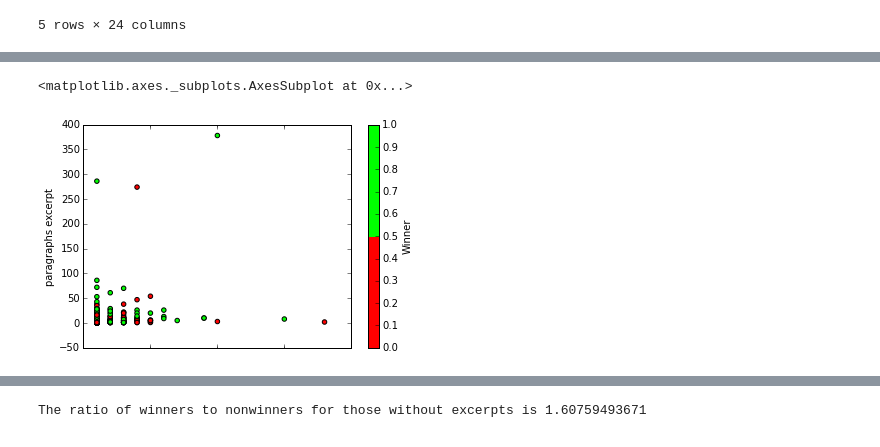
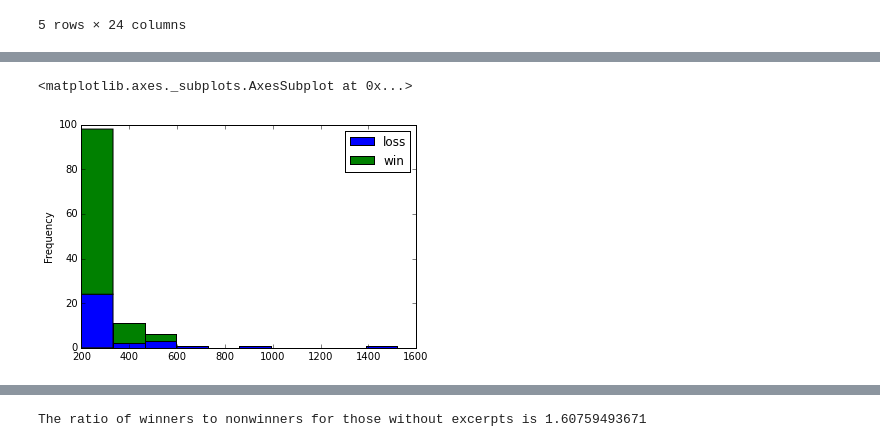
Before and after one commit to nicaless/nanowrimo_ga_project, a Jupyter notebook: analyze/explore novel features.ipynb, the cells around one changed output, grey strips where cells are left out. Saved outputs shown, nothing was run; the diff lists cells and outputs as text; code cells hidden in the pictures.

Commit message:
starting to try to fit logistic regression to novel features

```diff
--- a/analyze/explore novel features.ipynb
+++ b/analyze/explore novel features.ipynb
@@ -41,8 +42,8 @@ novel_features.head()
-# %%
-cmap_bold = ListedColormap(['#FF0000', '#00FF00'])
-df = novel_features[novel_features['has_synopses'] == 1]
-df = df[df['has excerpt'] == 1]
-df.plot(kind='scatter', x='paragraphs', y='paragraphs excerpt', c='Winner', colormap = cmap_bold)
-# %% [output]
-<matplotlib.axes._subplots.AxesSubplot at 0x...>
-[figure, removed]
+# %%
+winlose = novel_features[novel_features['num words'] >= 200]
+winlose = winlose.groupby("Winner")
+df = pd.DataFrame({'loss': winlose['num words'].get_group(0), 'win': winlose['num words'].get_group(1)})
+df.plot(kind='hist', stacked=True)
+# %% [output]
+<matplotlib.axes._subplots.AxesSubplot at 0x...>
+[figure, added]
```
Also changed, not shown: parts of 20 cells of this notebook, 1 other file.
